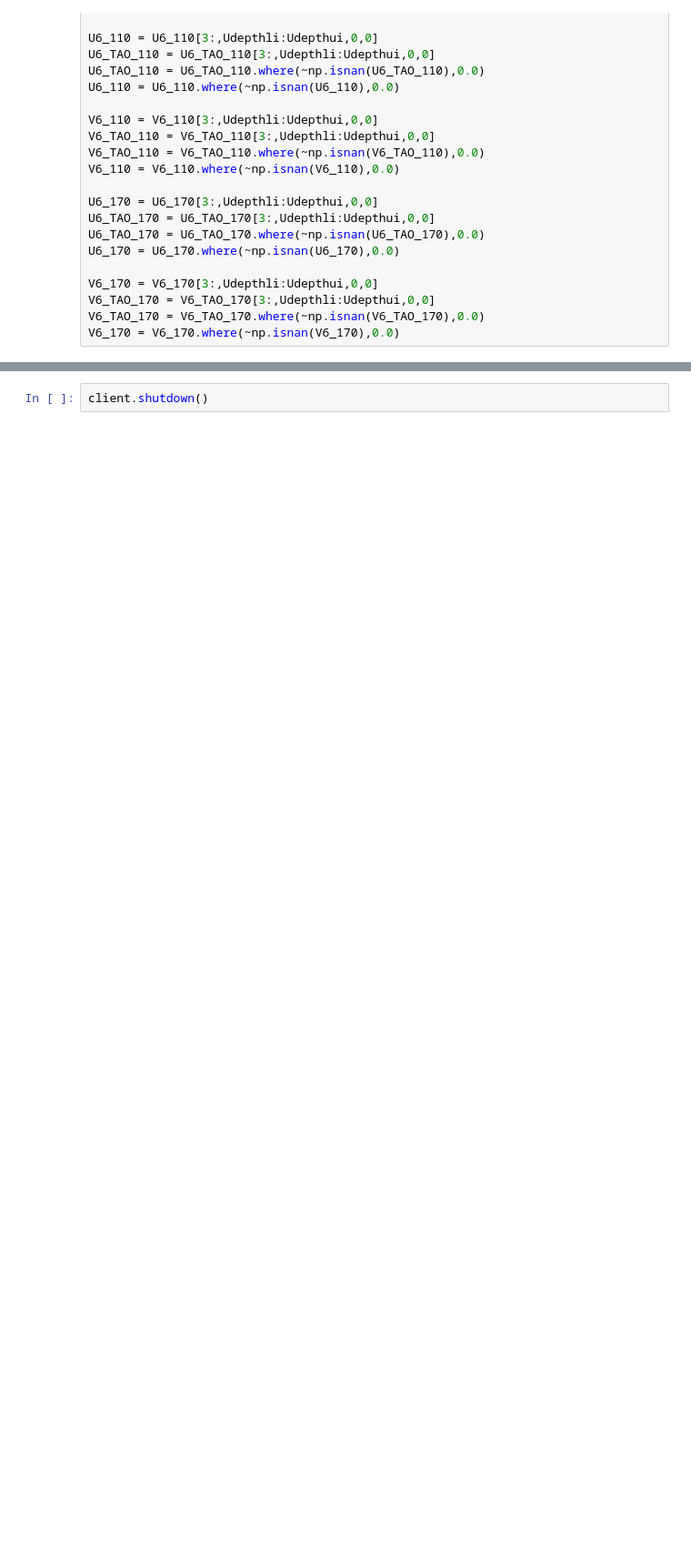
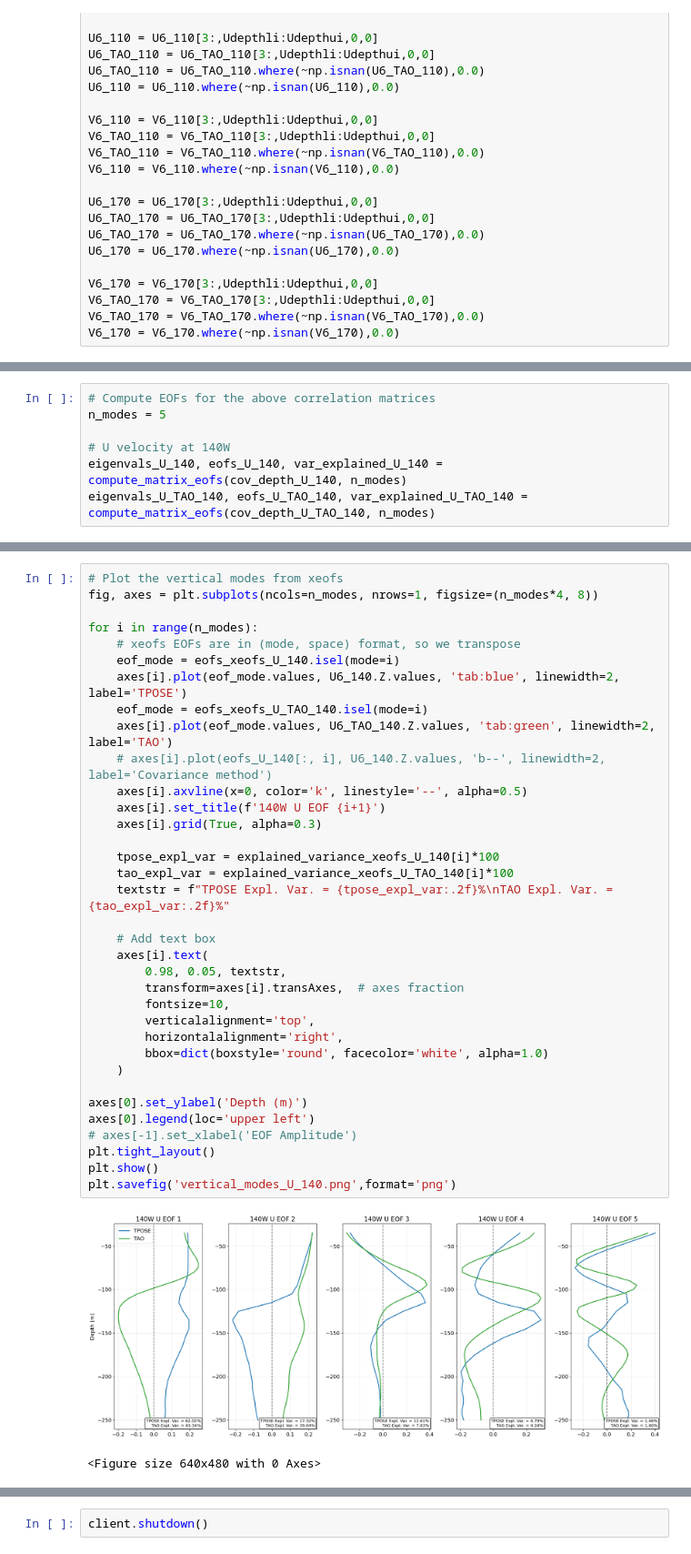
Before and after one commit to eldavenport/TPOSE6_VelocityAssim, a Jupyter notebook: VelocityVariance/depth-depth_covariance/depthdepth_cov.ipynb, the cells around one changed output, grey strips where cells are left out. Shown at 91% size. Cells and saved outputs as stored; diff of their text form; blank space fills up the shorter version.

Commit message:
looking at vertical modes of the velocity structure in TPOSE and TAO

```diff
--- a/VelocityVariance/depth-depth_covariance/depthdepth_cov.ipynb
+++ b/VelocityVariance/depth-depth_covariance/depthdepth_cov.ipynb
@@ -221,0 +263,7 @@ corr_depth_V_TAO_170 = np.corrcoef(V6_TAO_170, rowvar=False)
+# %%
+# Compute EOFs for the above correlation matrices
+n_modes = 5
+
+# U velocity at 140W
+eigenvals_U_140, eofs_U_140, var_explained_U_140 = compute_matrix_eofs(cov_depth_U_140, n_modes)
+eigenvals_U_TAO_140, eofs_U_TAO_140, var_explained_U_TAO_140 = compute_matrix_eofs(cov_depth_U_TAO_140, n_modes)
@@ -221,0 +332,38 @@ corr_depth_V_TAO_170 = np.corrcoef(V6_TAO_170, rowvar=False)
+# %%
+# Plot the vertical modes from xeofs
+fig, axes = plt.subplots(ncols=n_modes, nrows=1, figsize=(n_modes*4, 8))
+
+for i in range(n_modes):
+    # xeofs EOFs are in (mode, space) format, so we transpose
+    eof_mode = eofs_xeofs_U_140.isel(mode=i)
+    axes[i].plot(eof_mode.values, U6_140.Z.values, 'tab:blue', linewidth=2, label='TPOSE')
+    eof_mode = eofs_xeofs_U_TAO_140.isel(mode=i)
+    axes[i].plot(eof_mode.values, U6_TAO_140.Z.values, 'tab:green', linewidth=2, label='TAO')
+    # axes[i].plot(eofs_U_140[:, i], U6_140.Z.values, 'b--', linewidth=2, label='Covariance method')
+    axes[i].axvline(x=0, color='k', linestyle='--', alpha=0.5)
+    axes[i].set_title(f'140W U EOF {i+1}')
+    axes[i].grid(True, alpha=0.3)
+
+    tpose_expl_var = explained_variance_xeofs_U_140[i]*100
+    tao_expl_var = explained_variance_xeofs_U_TAO_140[i]*100
+    textstr = f"TPOSE Expl. Var. = {tpose_expl_var:.2f}%\nTAO Expl. Var. = {tao_expl_var:.2f}%"
+
+    # Add text box
+    axes[i].text(
+        0.98, 0.05, textstr,
+        transform=axes[i].transAxes,  # axes fraction
+        fontsize=10,
+        verticalalignment='top',
+        horizontalalignment='right',
+        bbox=dict(boxstyle='round', facecolor='white', alpha=1.0)
+    )
+
+axes[0].set_ylabel('Depth (m)')
+axes[0].legend(loc='upper left')
+# axes[-1].set_xlabel('EOF Amplitude')
+plt.tight_layout()
+plt.show()
+plt.savefig('vertical_modes_U_140.png',format='png')
+# %% [output]
+[figure, added]
+<Figure size 640x480 with 0 Axes>
```
Also changed, not shown: parts of 25 cells of this notebook, 6 other files.
